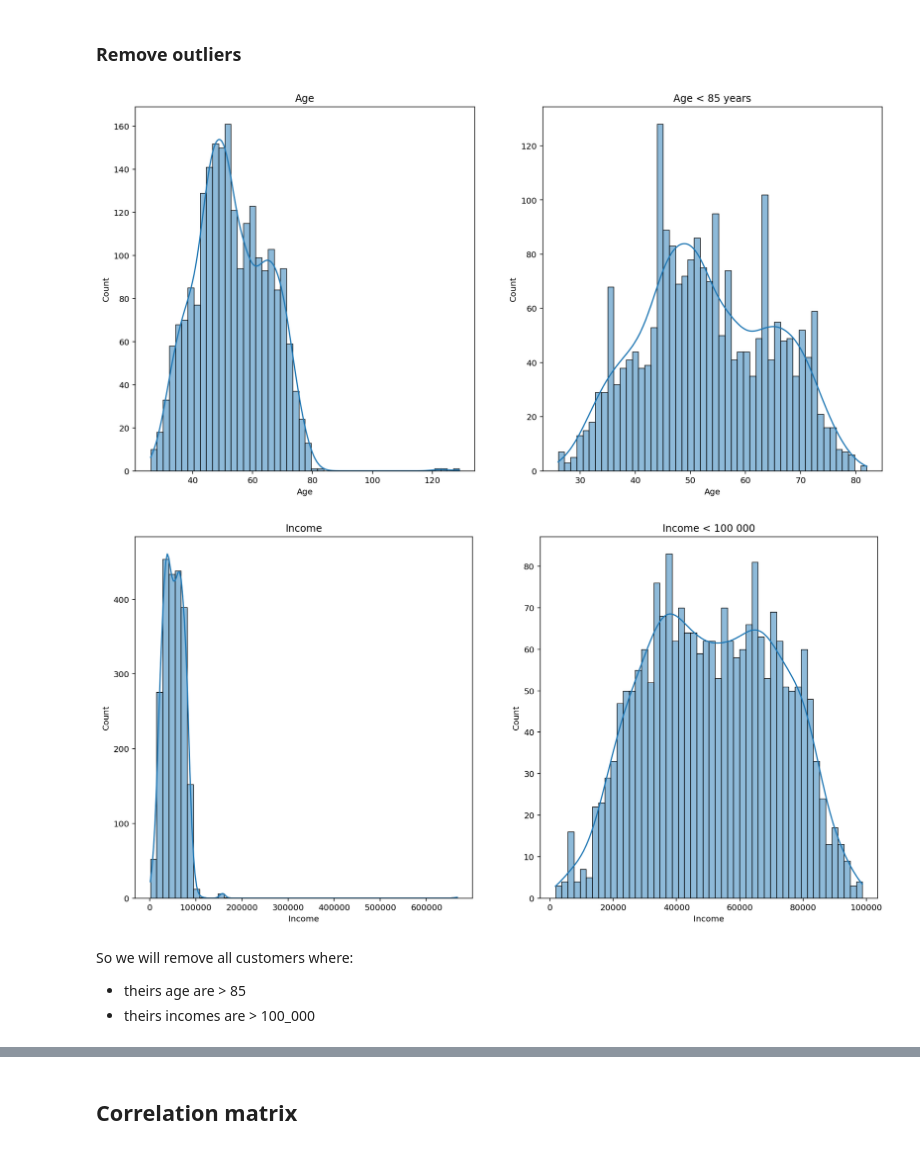
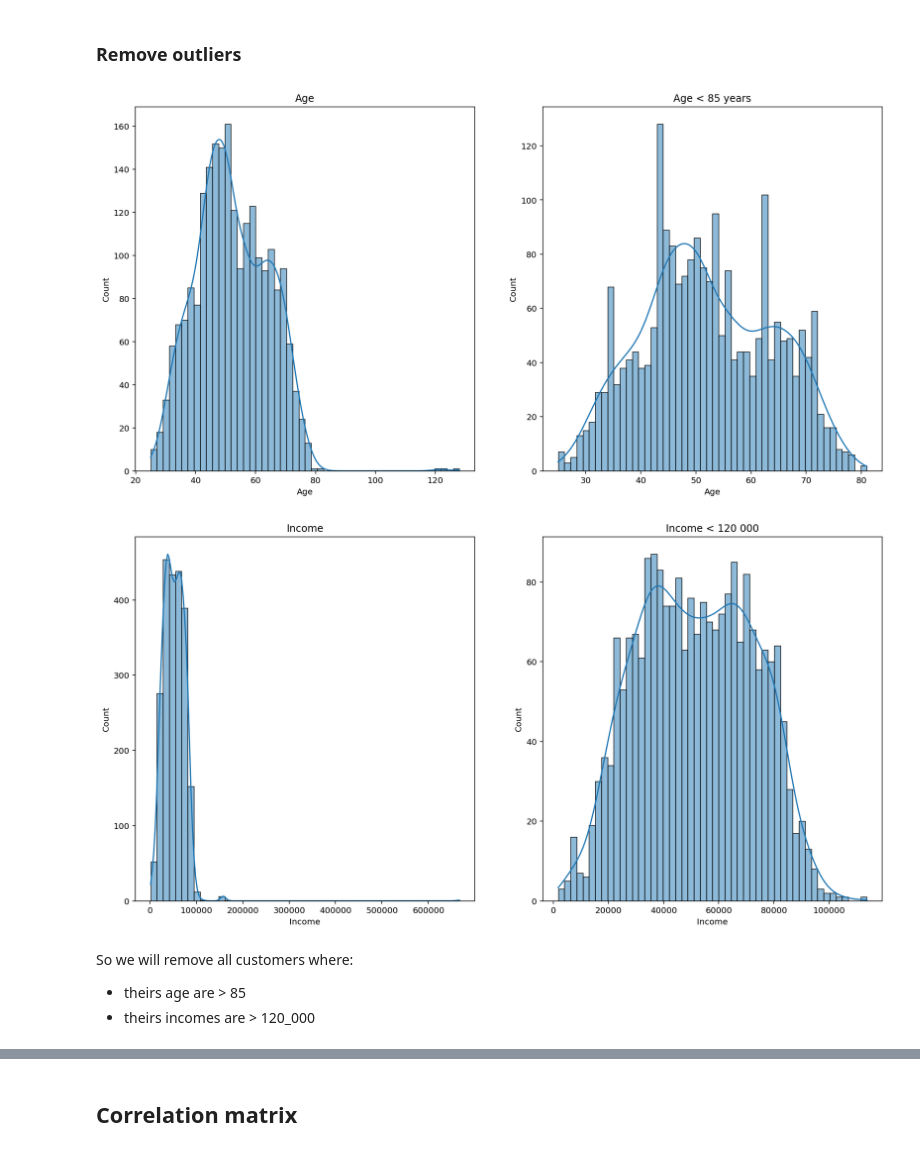
Before and after one commit to yxyfer/PTML_Project, a Jupyter notebook: src/market_analysis_unsupervised.ipynb, the cells around one changed output, grey strips where cells are left out. Drawn from its saved outputs; the diff is of its cells as text; code cells hidden in the pictures.

```diff
--- a/src/market_analysis_unsupervised.ipynb
+++ b/src/market_analysis_unsupervised.ipynb
@@ -180,5 +184,7 @@ plt.show()
 # %%
 df_f = df.copy()
 # %%
-df_f["Age"] = datetime.now().year - df_f["Year_Birth"]
+# Compute the age of each custormer
+# Age is based on the year 2021 (release of the datas)
+df_f["Age"] = 2021 - df_f["Year_Birth"]
 # %%
@@ -208,6 +218,7 @@ df_f = df_f.drop(columns=["Year_Birth"])
 # %% [markdown]
 ### Remove outliers
 # %%
+# Plot the histogram of the "Age" attribute
 fig, axs = plt.subplots(1, 2, figsize=(16, 8))
 
 sn.histplot(data=df_f, x="Age", kde=True, bins=50, ax=axs[0])
@@ -218,23 +229,24 @@ axs[1].set_title("Age < 85 years")
 
 plt.show()
 # %% [output]
-[figure, old version]
+[figure, new version]
 # %%
+# Plot the histogram of the "Income" attribute
 fig, axs = plt.subplots(1, 2, figsize=(16, 8))
 
 sn.histplot(data=df_f, x="Income", kde=True, bins=50, ax=axs[0])
-sn.histplot(data=df_f[df_f["Income"] < 100_000], x="Income", kde=True, bins=50, ax=axs[1])
+sn.histplot(data=df_f[df_f["Income"] < 120_000], x="Income", kde=True, bins=50, ax=axs[1])
 
 axs[0].set_title("Income")
-axs[1].set_title("Income < 100 000")
+axs[1].set_title("Income < 120 000")
 
 plt.show()
 # %% [output]
-[figure, old version]
+[figure, new version]
 # %% [markdown]
 So we will remove all customers where:
 - theirs age are > 85
-- theirs incomes are > 100_000
+- theirs incomes are > 120_000
 # %%
 df_ff = df_f.copy()
 # %%
```
Also changed, not shown: parts of 26 cells of this notebook.
